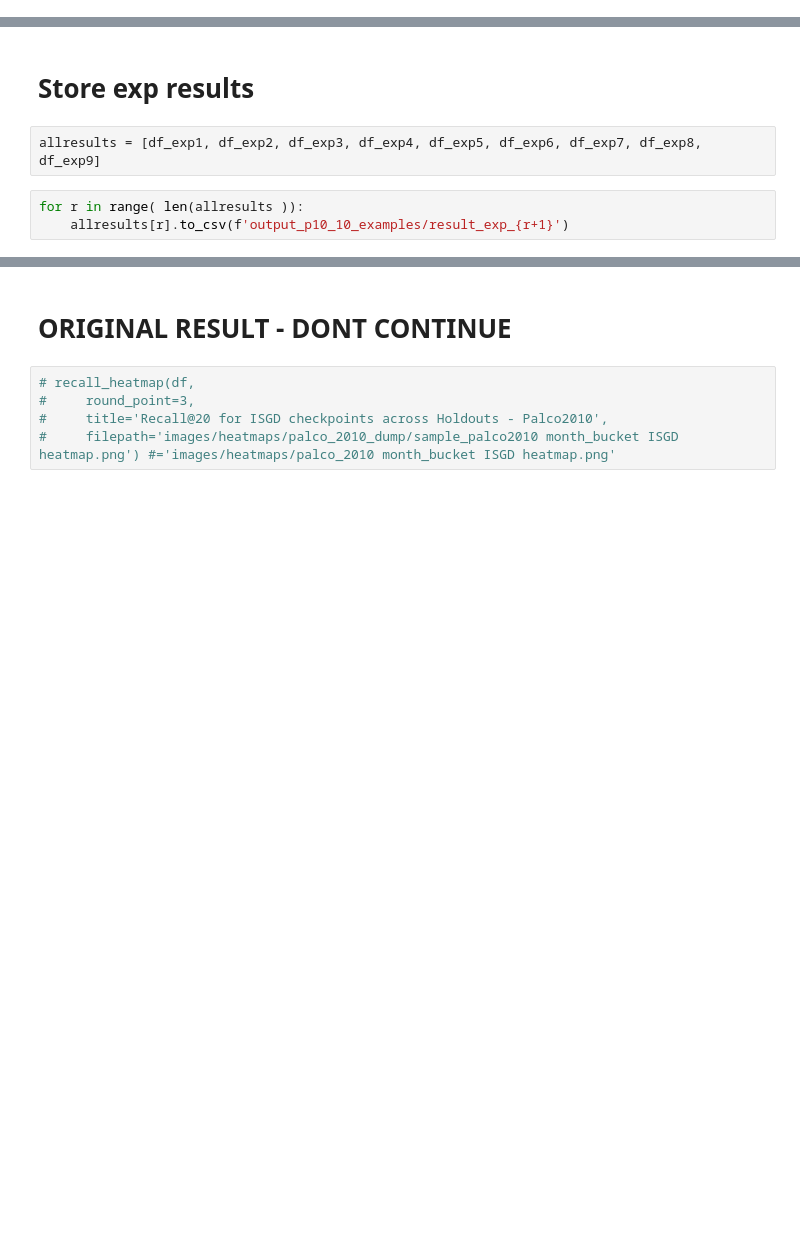
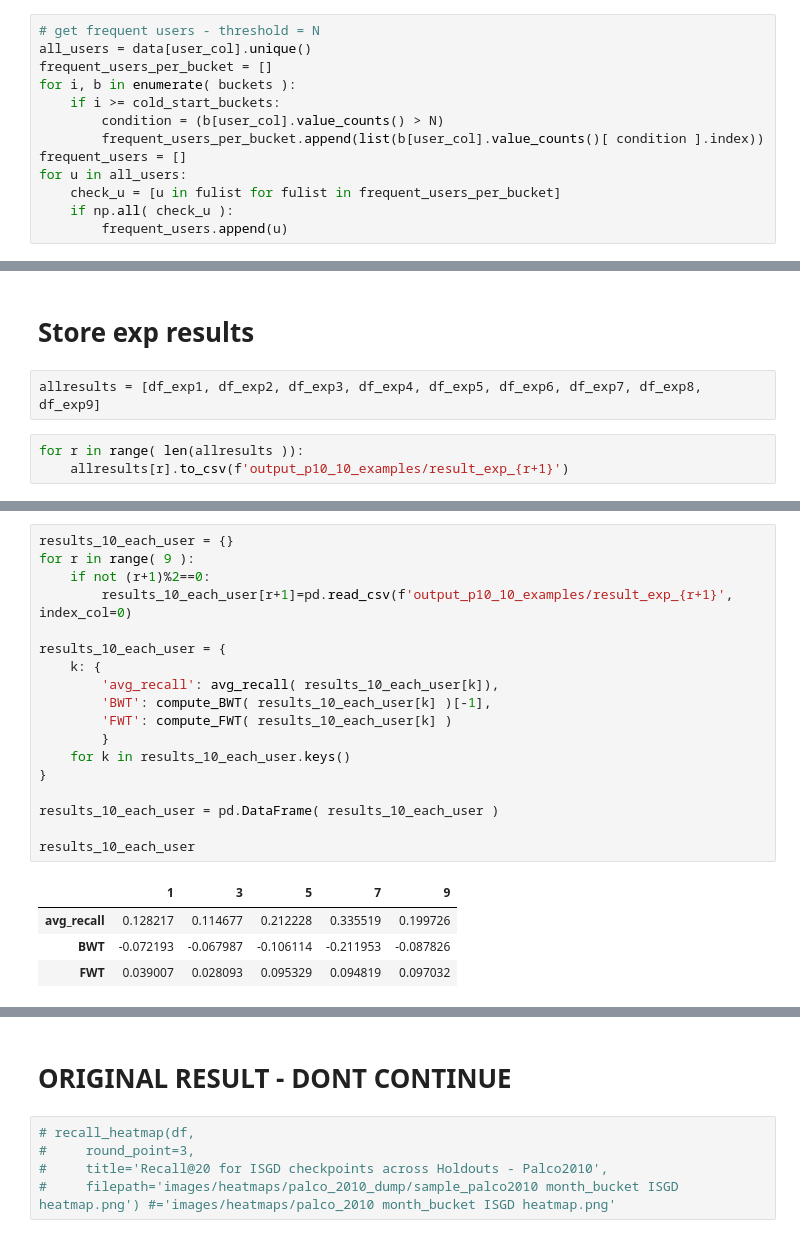
Before and after one commit to Key0412/streamRec-forgetting, a Jupyter notebook: notebooks/Avaliacao de Holdouts - sample Palco 2010 ISGD - 10 last examples.ipynb, the cells around one changed output, grey strips where cells are left out. Cells and saved outputs as stored; diff of their text form; blank space fills up the shorter version.

Commit message:
update experiments - 10 last  examples

```diff
--- a/notebooks/Avaliacao de Holdouts - sample Palco 2010 ISGD - 10 last examples.ipynb
+++ b/notebooks/Avaliacao de Holdouts - sample Palco 2010 ISGD - 10 last examples.ipynb
@@ -141,0 +160,13 @@ INTERACTIONS IN HOLDOUT ARE REMOVED FROM ALL BUCKETSLAST 10 INTERACTIONS FROM EA
+# %%
+# get frequent users - threshold = N
+all_users = data[user_col].unique()
+frequent_users_per_bucket = []
+for i, b in enumerate( buckets ):
+    if i >= cold_start_buckets:
+        condition = (b[user_col].value_counts() > N)
+        frequent_users_per_bucket.append(list(b[user_col].value_counts()[ condition ].index))
+frequent_users = []
+for u in all_users:
+    check_u = [u in fulist for fulist in frequent_users_per_bucket]
+    if np.all( check_u ):
+        frequent_users.append(u)
@@ -1382,0 +1434,23 @@ for r in range( len(allresults )):
+# %%
+results_10_each_user = {}
+for r in range( 9 ):
+    if not (r+1)%2==0:
+        results_10_each_user[r+1]=pd.read_csv(f'output_p10_10_examples/result_exp_{r+1}', index_col=0)
+
+results_10_each_user = {
+    k: {
+        'avg_recall': avg_recall( results_10_each_user[k]),
+        'BWT': compute_BWT( results_10_each_user[k] )[-1],
+        'FWT': compute_FWT( results_10_each_user[k] )
+        }
+    for k in results_10_each_user.keys()
+}
+
+results_10_each_user = pd.DataFrame( results_10_each_user )
+
+results_10_each_user
+# %% [output]
+|  | 1 | 3 | 5 | 7 | 9 |
+| avg_recall | 0.128217 | 0.114677 | 0.212228 | 0.335519 | 0.199726 |
+| BWT | -0.072193 | -0.067987 | -0.106114 | -0.211953 | -0.087826 |
+| FWT | 0.039007 | 0.028093 | 0.095329 | 0.094819 | 0.097032 |
```
Also changed, not shown: parts of 13 cells of this notebook, 9 other files.
